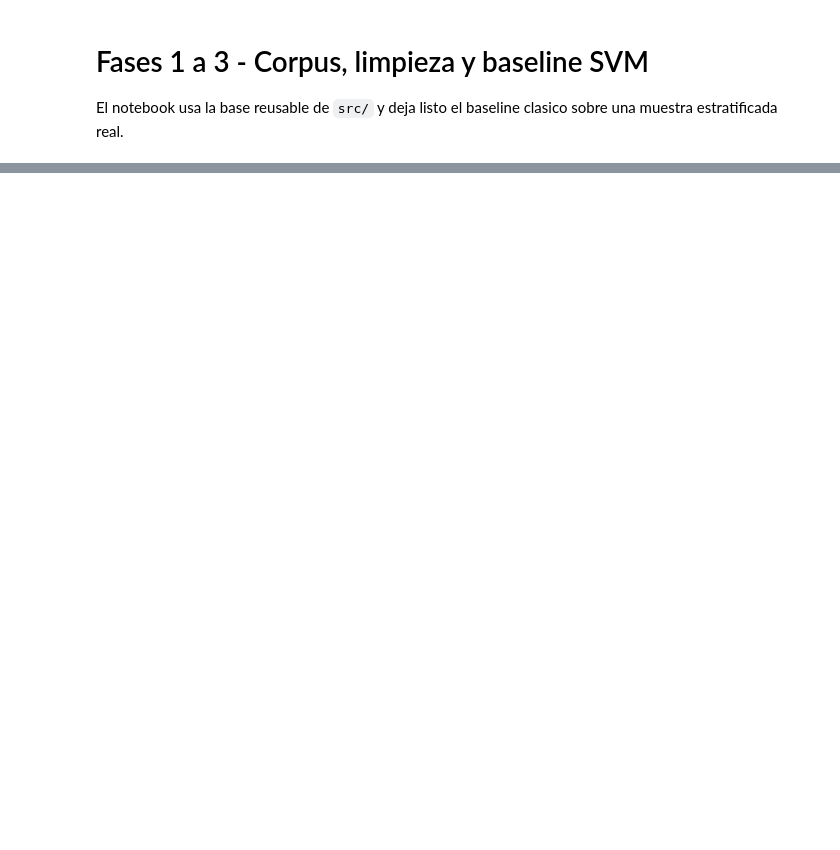
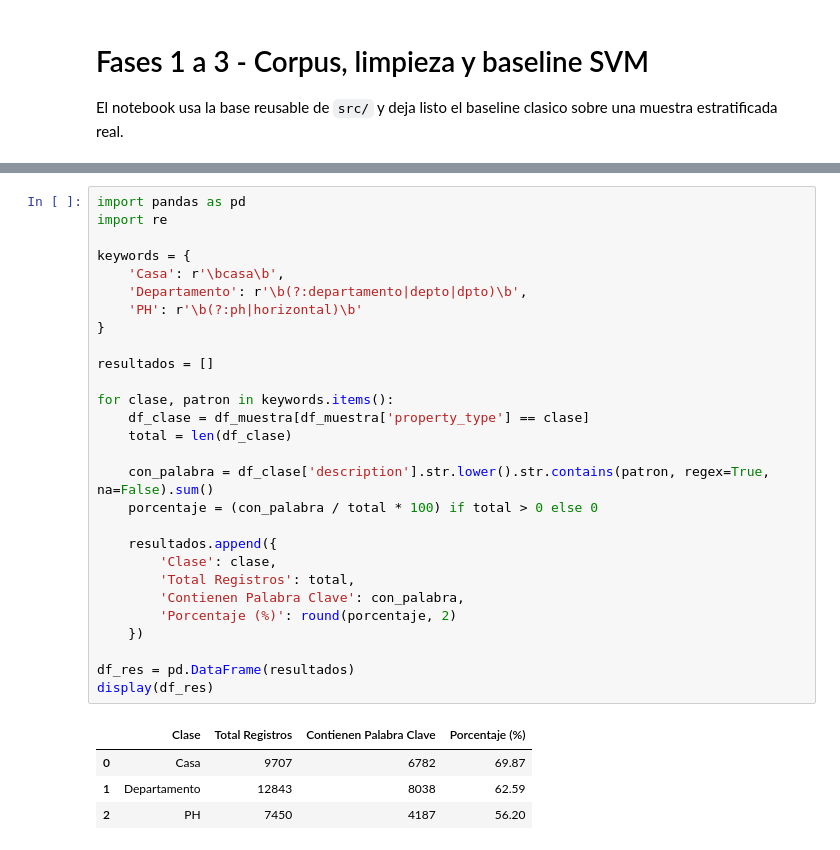
Before and after one commit to Fede0808/nlp_trabajo_final, a Jupyter notebook: notebooks/01_fases_1_a_3_corpus_y_svm.ipynb, the cells around one changed output, grey strips where cells are left out. Saved outputs shown, nothing was run; the diff lists cells and outputs as text; blank space fills up the shorter version.

```diff
--- a/notebooks/01_fases_1_a_3_corpus_y_svm.ipynb
+++ b/notebooks/01_fases_1_a_3_corpus_y_svm.ipynb
@@ -94,0 +237,33 @@ print(f'Modelo SVM guardado en: {ruta_modelo}')
+# %%
+import pandas as pd
+import re
+
+keywords = {
+    'Casa': r'\bcasa\b',
+    'Departamento': r'\b(?:departamento|depto|dpto)\b',
+    'PH': r'\b(?:ph|horizontal)\b'
+}
+
+resultados = []
+
+for clase, patron in keywords.items():
+    df_clase = df_muestra[df_muestra['property_type'] == clase]
+    total = len(df_clase)
+
+    con_palabra = df_clase['description'].str.lower().str.contains(patron, regex=True, na=False).sum()
+    porcentaje = (con_palabra / total * 100) if total > 0 else 0
+
+    resultados.append({
+        'Clase': clase,
+        'Total Registros': total,
+        'Contienen Palabra Clave': con_palabra,
+        'Porcentaje (%)': round(porcentaje, 2)
+    })
+
+df_res = pd.DataFrame(resultados)
+display(df_res)
+# %% [output]
+|  | Clase | Total Registros | Contienen Palabra Clave | Porcentaje (%) |
+| 0 | Casa | 9707 | 6782 | 69.87 |
+| 1 | Departamento | 12843 | 8038 | 62.59 |
+| 2 | PH | 7450 | 4187 | 56.20 |
```
Also changed, not shown: parts of 12 cells of this notebook, 10 other files.
